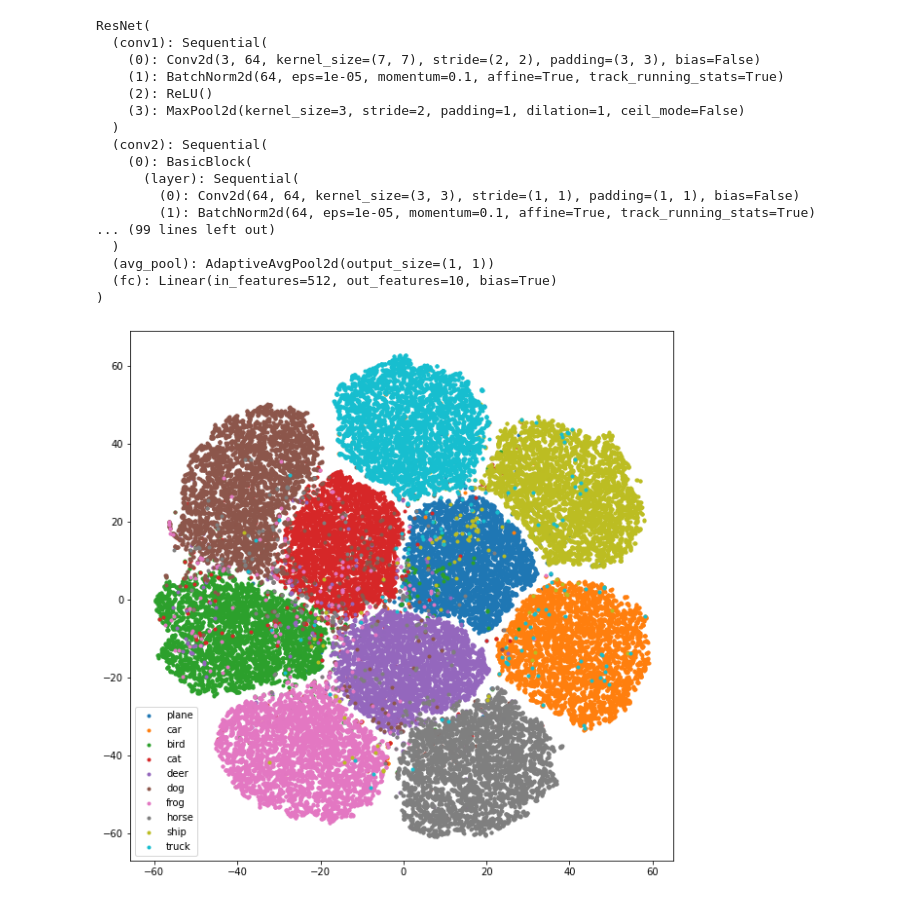
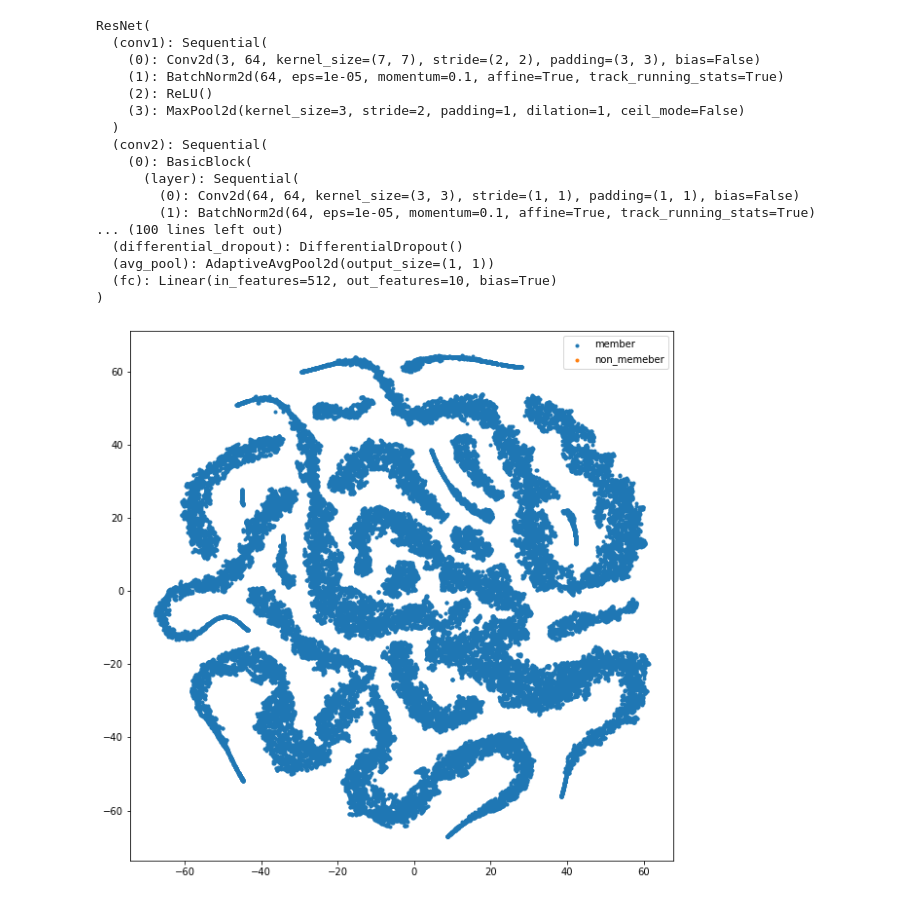
Before and after one commit to DASH-Lab/differential-dropout, a Jupyter notebook: metrics/tSNE.ipynb, the cells around one changed output. Drawn from its saved outputs; the diff is of its cells as text; code cells hidden in the pictures.

```diff
--- a/metrics/tSNE.ipynb
+++ b/metrics/tSNE.ipynb
@@ -32,7 +32,7 @@ device = torch.device('cuda' if torch.cuda.is_available() else 'cpu')
 ######### Configure Metric Setting #######
 ##########################################
 batch_size = 64
-weight_path = './weights/cifar10_resnet18_base.pt'
+weight_path = './weights/cifar10_resnet18_v3.pt'
 model = torch.load(weight_path)
 criterion = nn.CrossEntropyLoss()
 member_path = '/media/data1/hyunjun/cifar-10/train/'
@@ -71,8 +71,8 @@ ResNet(
       (layer): Sequential(
         (0): Conv2d(64, 64, kernel_size=(3, 3), stride=(1, 1), padding=(1, 1), bias=False)
         (1): BatchNorm2d(64, eps=1e-05, momentum=0.1, affine=True, track_running_stats=True)
-... (99 lines left out)
-  )
+... (100 lines left out)
+  (differential_dropout): DifferentialDropout()
   (avg_pool): AdaptiveAvgPool2d(output_size=(1, 1))
   (fc): Linear(in_features=512, out_features=10, bias=True)
 )
@@ -86,37 +86,37 @@ classes = nonmember_set.classes
 # %%
 actual = []
 deep_features = []
 
 model.eval()
 with torch.no_grad():
-    for data in nonmember_loader:
-        images, labels = data[0].to(device), data[1].to(device)
-        features, _ = model(images)
+    # for data in nonmember_loader:
+    #     images, labels = data[0].to(device), data[1].to(device)
+    #     features, _ = model(images)
 
-        deep_features += features.cpu().numpy().tolist()
-        # actual += np.ones_like(labels.cpu().numpy()).tolist()
-        actual += labels.cpu().numpy().tolist()
+    #     deep_features += features.cpu().numpy().tolist()
+    #     # actual += np.ones_like(labels.cpu().numpy()).tolist()
+    #     actual += labels.cpu().numpy().tolist()
 
     for data in member_loader:
         images, labels = data[0].to(device), data[1].to(device)
         features, _ = model(images)
 
         deep_features += features.cpu().numpy().tolist()
-        # actual += np.zeros_like(labels.cpu().numpy()).tolist()
-        actual += labels.cpu().numpy().tolist()
+        actual += np.zeros_like(labels.cpu().numpy()).tolist()
+        # actual += labels.cpu().numpy().tolist()
 
-tsne = TSNE(n_components=2, random_state=0, perplexity=10.0)
+tsne = TSNE(n_components=2, random_state=0, perplexity=50.0)
 cluster = np.array(tsne.fit_transform(np.array(deep_features)))
 actual = np.array(actual)
 
 plt.figure(figsize=(10, 10))
-labels = ['plane', 'car', 'bird', 'cat', 'deer', 'dog', 'frog', 'horse', 'ship', 'truck']
-# labels = ['member', 'non_memeber']
+# labels = ['plane', 'car', 'bird', 'cat', 'deer', 'dog', 'frog', 'horse', 'ship', 'truck']
+labels = ['member', 'non_memeber']
 for i, label in zip(range(10), labels):
     idx = np.where(actual == i)
     plt.scatter(cluster[idx, 0], cluster[idx, 1], marker='.', label=label)
 
 plt.legend()
 plt.show()
 # %% [output]
-[figure, old version]
+[figure, new version]
```
Also changed, not shown: 4 other files.
